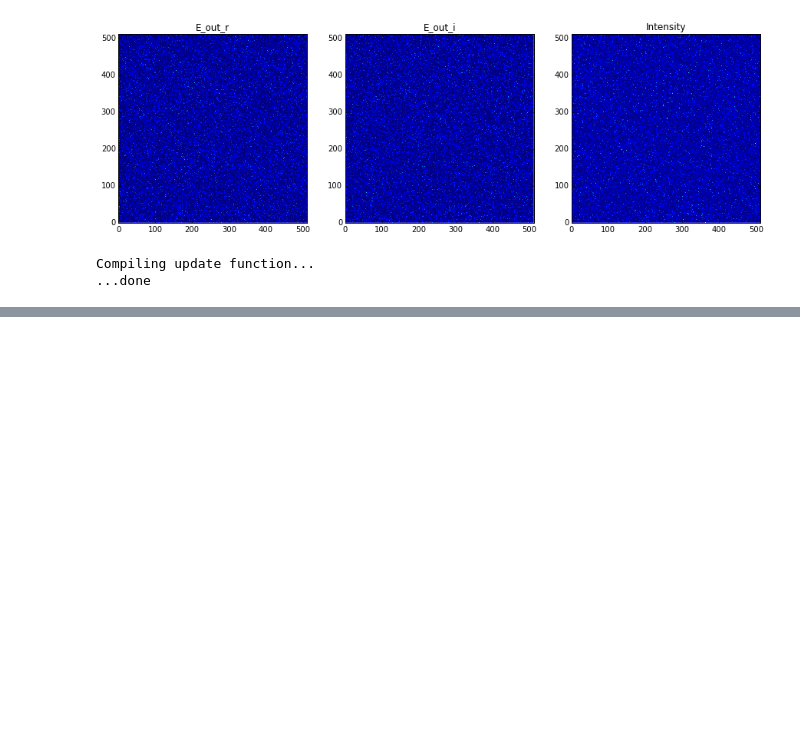
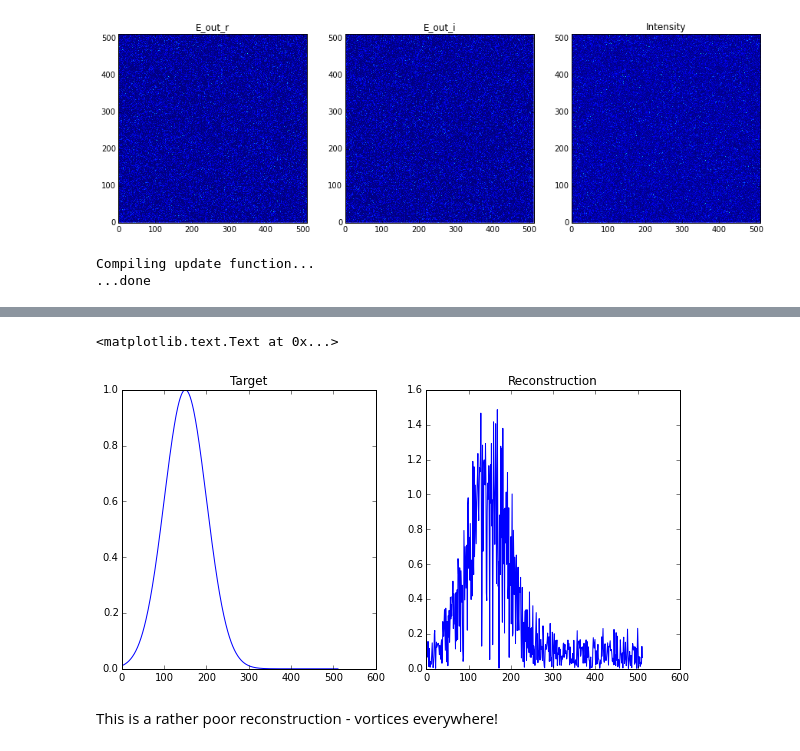
Before and after one commit to sjdenny/slm-theano, a Jupyter notebook: Example 1.ipynb, the cells around one changed output, grey strips where cells are left out. Saved outputs shown, nothing was run; the diff lists cells and outputs as text; code cells hidden in the pictures; blank space fills up the shorter version.

```diff
--- a/Example 1.ipynb
+++ b/Example 1.ipynb
@@ -176,0 +186,12 @@ np.savetxt('slm_input1.txt', input_phi)
+# %%
+# Plot a cross-section through
+fig, axes = plt.subplots(ncols=2, figsize=(10,5))
+axes[0].plot(target[150,:])
+axes[0].set_title('Target')
+axes[1].plot(E2_out[150,:])
+axes[1].set_title('Reconstruction')
+# %% [output]
+<matplotlib.text.Text at 0x...>
+[figure, added]
+# %% [markdown]
+This is a rather poor reconstruction - vortices everywhere!
```
Also changed, not shown: parts of 6 cells of this notebook, 1 other file.
